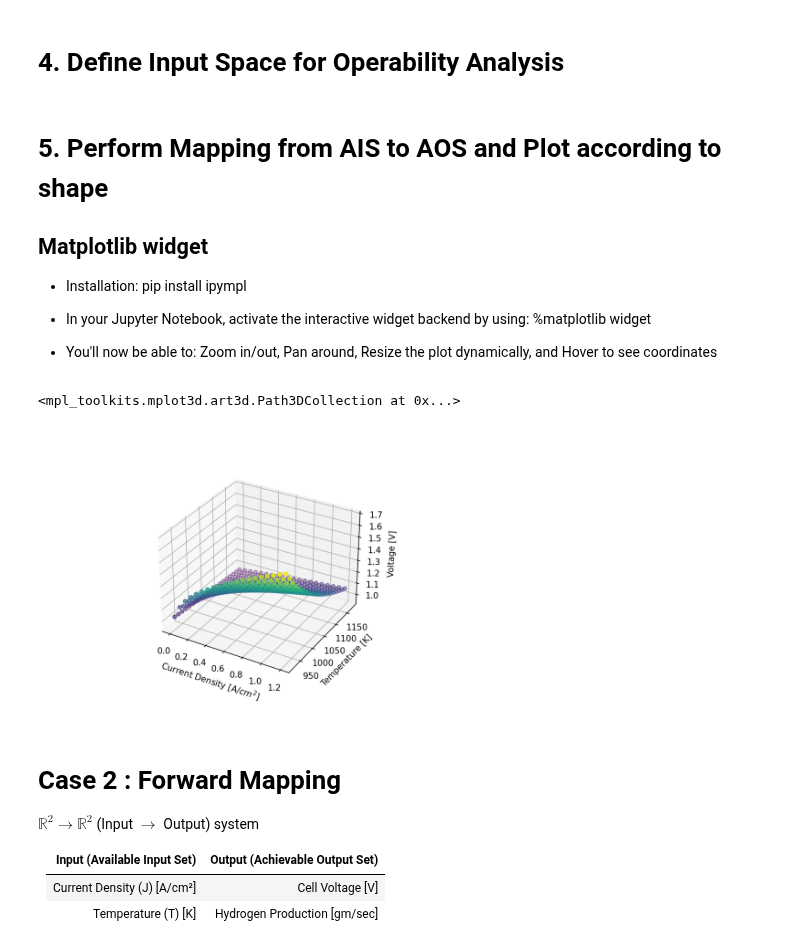
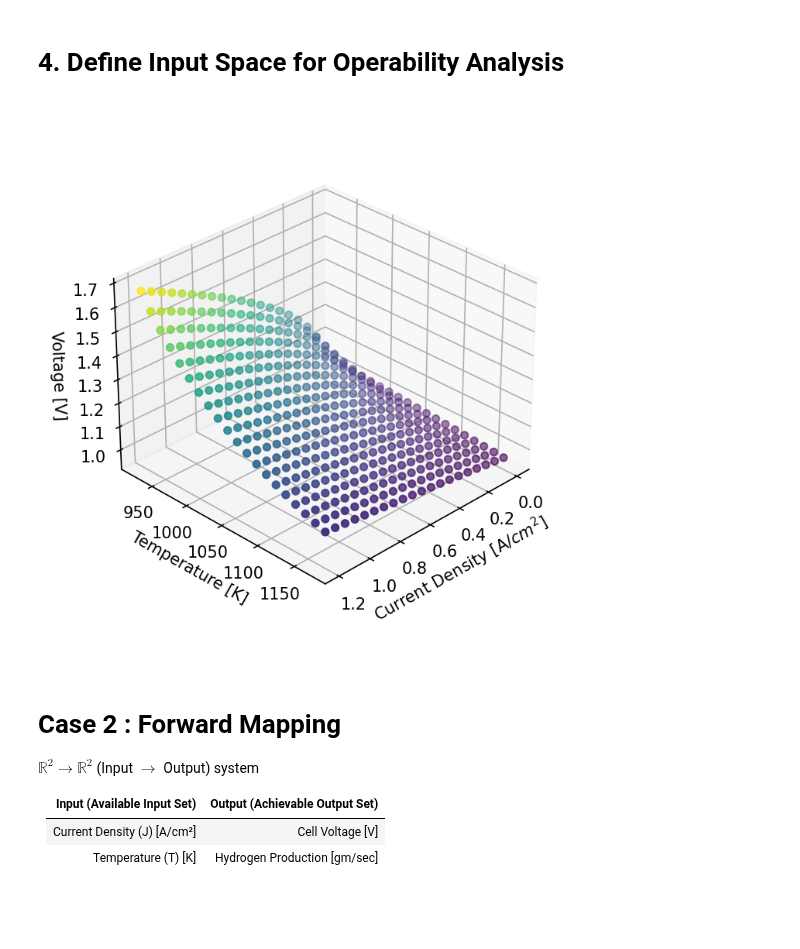
Before and after one commit to CODES-group/opyrability, a Jupyter notebook: docs/_build/jupyter_execute/examples_gallery/idaes_connection.ipynb, the cells around one changed output. Drawn from its saved outputs; the diff is of its cells as text; code cells hidden in the pictures; blank space fills up the shorter version.

Commit message:
fixed plotting in IDAES example.

```diff
--- a/docs/_build/jupyter_execute/examples_gallery/idaes_connection.ipynb
+++ b/docs/_build/jupyter_execute/examples_gallery/idaes_connection.ipynb
@@ -120,34 +120,28 @@ def SOEC_IDAES(u):
 # %%
 AIS_bounds = np.array([[0.0001, 1.2], [923.0, 1173.0]])  # [current density, temperature]
 resolution = [20, 20]
-# %% [markdown]
-# 5. Perform Mapping from AIS to AOS and Plot according to shape
-## Matplotlib widget
-+ Installation: pip install ipympl
-
-+ In your Jupyter Notebook, activate the interactive widget backend by using: %matplotlib widget
-
-+ You'll now be able to: Zoom in/out, Pan around, Resize the plot dynamically, and Hover to see coordinates
 # %%
 AIS, AOS =  AIS2AOS_map(SOEC_IDAES, AIS_bounds,  resolution, plot = False)
 # Plotting
 AIS_new = AIS.reshape(resolution[0]*resolution[1],-1)
 AOS_new = AOS.reshape(resolution[0]*resolution[1],-1)
-%matplotlib widget
-import matplotlib.pyplot as plt
-fig = plt.figure(figsize=plt.figaspect(0.4))
-ax = fig.add_subplot(1,2,1, projection='3d')
+
+
+fig = plt.figure(figsize=(8,6))
+ax = fig.add_subplot(111, projection='3d')
+
 
 ax.set_ylabel('Temperature [K]')
 ax.set_xlabel('Current Density [A/$cm^2$]')
 ax.set_zlabel('Voltage [V]')
 
-ax.scatter(AIS_new[:,0], AIS_new[:, 1], AOS_new, c =np.sqrt(AOS_new[:, 0]**2),
+ax.scatter3D(AIS_new[:,0], AIS_new[:, 1], AOS_new, c =np.sqrt(AOS_new[:, 0]**2),
                         cmap='viridis', antialiased=True,
                         lw=1, marker='o')
+ax.set_box_aspect(None, zoom=0.85)
+ax.view_init(azim=45, elev=30)
 # %% [output]
-<mpl_toolkits.mplot3d.art3d.Path3DCollection at 0x...>
-[figure, old version]
+[figure, new version]
 # %% [markdown]
 # Case 2 : Forward Mapping
 
```
Also changed, not shown: parts of 4 cells of this notebook, 16 other files.
